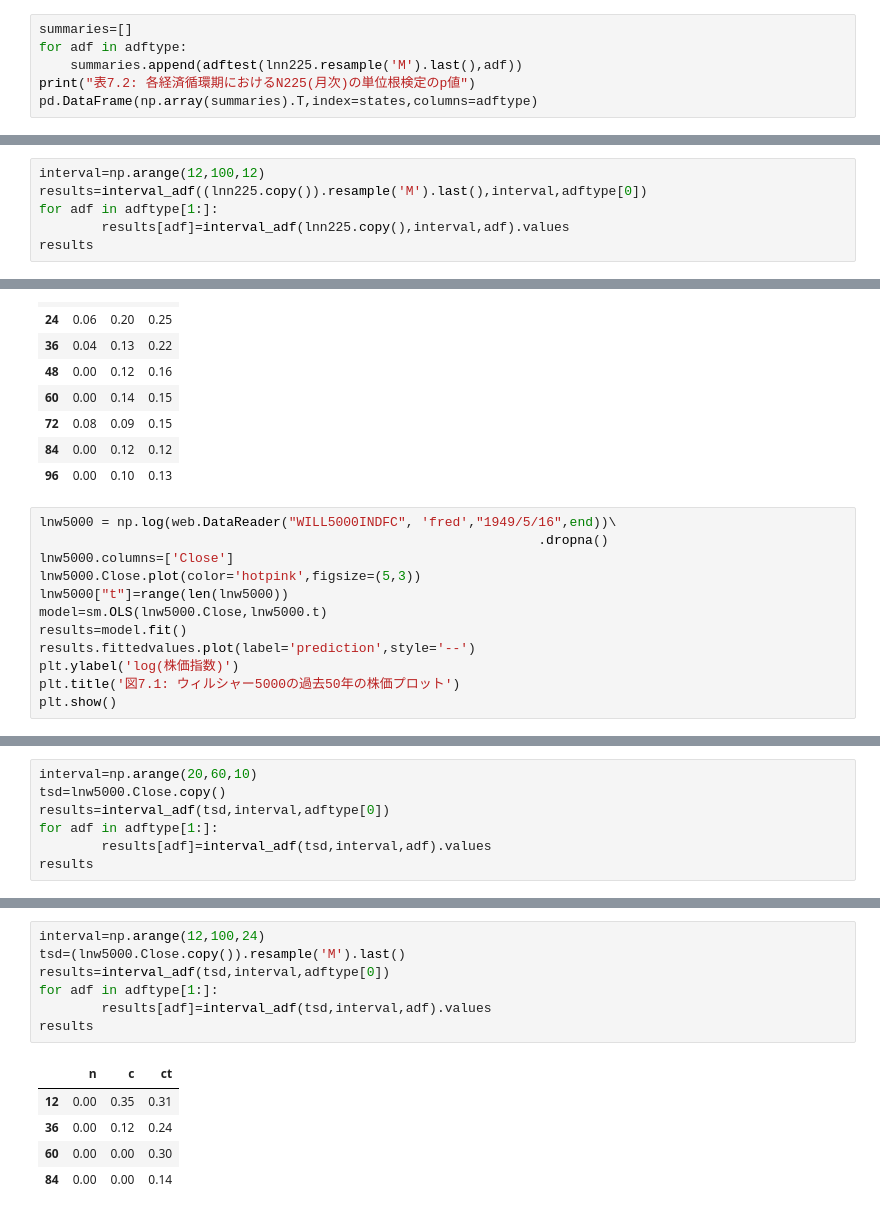
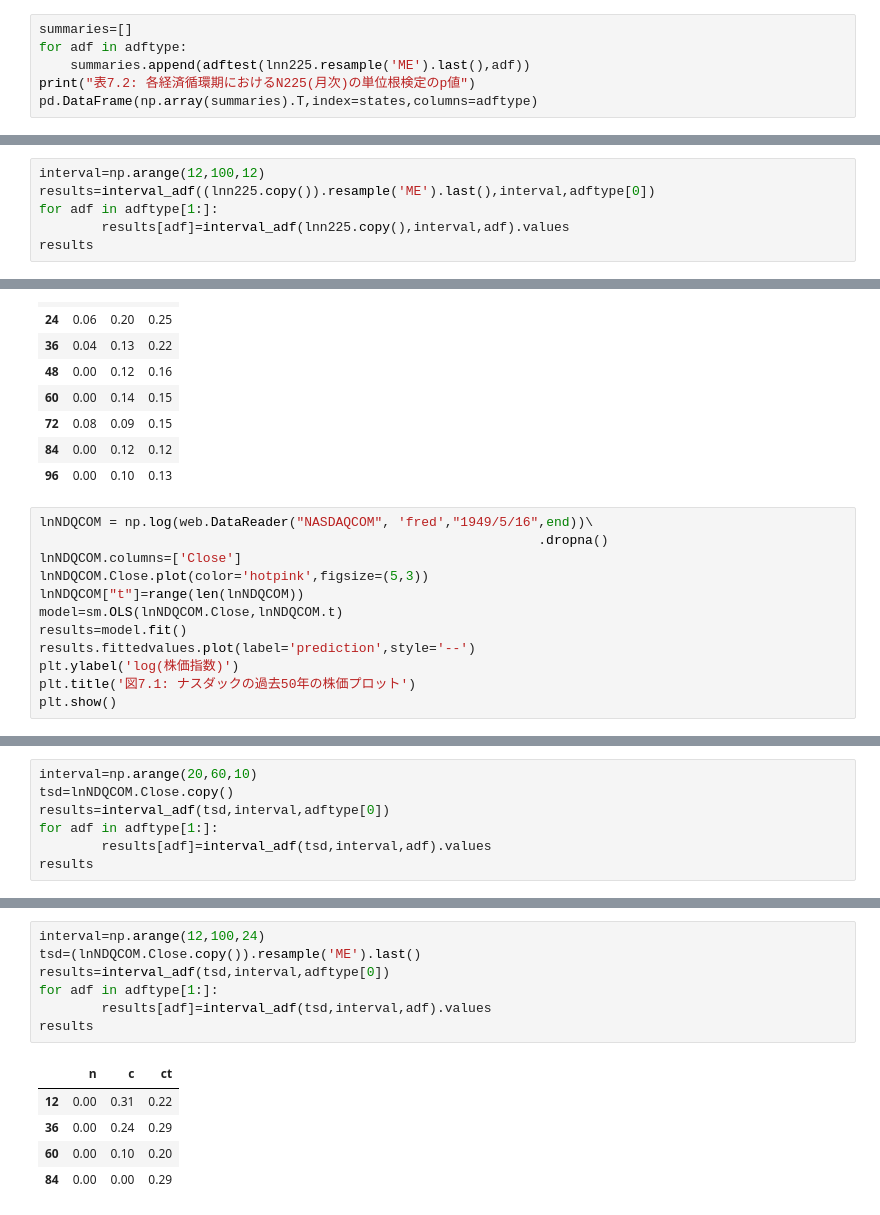
Before and after one commit to innovation1005/python3-for-system-trade2, a Jupyter notebook: pan7.ipynb, the cells around one changed output, grey strips where cells are left out. Drawn from its saved outputs; the diff is of its cells as text.

```diff
--- a/pan7.ipynb
+++ b/pan7.ipynb
@@ -66,7 +66,7 @@ pd.DataFrame(np.array(summaries).T,index=states,columns=adftype)
 # %%
 summaries=[]
 for adf in adftype:
-    summaries.append(adftest(lnn225.resample('M').last(),adf))
+    summaries.append(adftest(lnn225.resample('ME').last(),adf))
 print("表7.2: 各経済循環期におけるN225(月次)の単位根検定のp値")
 pd.DataFrame(np.array(summaries).T,index=states,columns=adftype)
 # %% [output]
@@ -111,7 +111,7 @@ results
 | 50 | 0.04 | 0.12 | 0.18 |
 # %%
 interval=np.arange(12,100,12)
-results=interval_adf((lnn225.copy()).resample('M').last(),interval,adftype[0])
+results=interval_adf((lnn225.copy()).resample('ME').last(),interval,adftype[0])
 for adf in adftype[1:]:
         results[adf]=interval_adf(lnn225.copy(),interval,adf).values
 results
@@ -126,15 +126,15 @@ results
 | 84 | 0.00 | 0.12 | 0.12 |
 | 96 | 0.00 | 0.10 | 0.13 |
 # %%
-lnw5000 = np.log(web.DataReader("WILL5000INDFC", 'fred',"1949/5/16",end))\
+lnNDQCOM = np.log(web.DataReader("NASDAQCOM", 'fred',"1949/5/16",end))\
                                                                 .dropna()
-lnw5000.columns=['Close']
-lnw5000.Close.plot(color='hotpink',figsize=(5,3))
-lnw5000["t"]=range(len(lnw5000))
-model=sm.OLS(lnw5000.Close,lnw5000.t)
+lnNDQCOM.columns=['Close']
+lnNDQCOM.Close.plot(color='hotpink',figsize=(5,3))
+lnNDQCOM["t"]=range(len(lnNDQCOM))
+model=sm.OLS(lnNDQCOM.Close,lnNDQCOM.t)
 results=model.fit()
 results.fittedvalues.plot(label='prediction',style='--')
 plt.ylabel('log(株価指数)')
-plt.title('図7.1: ウィルシャー5000の過去50年の株価プロット')
+plt.title('図7.1: ナスダックの過去50年の株価プロット')
 plt.show()
 # %% [output]
@@ -152,6 +152,6 @@ plt.show()
 # %%
 interval=np.arange(20,60,10)
-tsd=lnw5000.Close.copy()
+tsd=lnNDQCOM.Close.copy()
 results=interval_adf(tsd,interval,adftype[0])
 for adf in adftype[1:]:
         results[adf]=interval_adf(tsd,interval,adf).values
@@ -165,13 +165,13 @@ results
 # %%
 interval=np.arange(12,100,24)
-tsd=(lnw5000.Close.copy()).resample('M').last()
+tsd=(lnNDQCOM.Close.copy()).resample('ME').last()
 results=interval_adf(tsd,interval,adftype[0])
 for adf in adftype[1:]:
         results[adf]=interval_adf(tsd,interval,adf).values
 results
 # %% [output]
 |  | n | c | ct |
-| 12 | 0.00 | 0.35 | 0.31 |
-| 36 | 0.00 | 0.12 | 0.24 |
-| 60 | 0.00 | 0.00 | 0.30 |
-| 84 | 0.00 | 0.00 | 0.14 |
+| 12 | 0.00 | 0.31 | 0.22 |
+| 36 | 0.00 | 0.24 | 0.29 |
+| 60 | 0.00 | 0.10 | 0.20 |
+| 84 | 0.00 | 0.00 | 0.29 |
```
Also changed, not shown: parts of 3 cells of this notebook.
